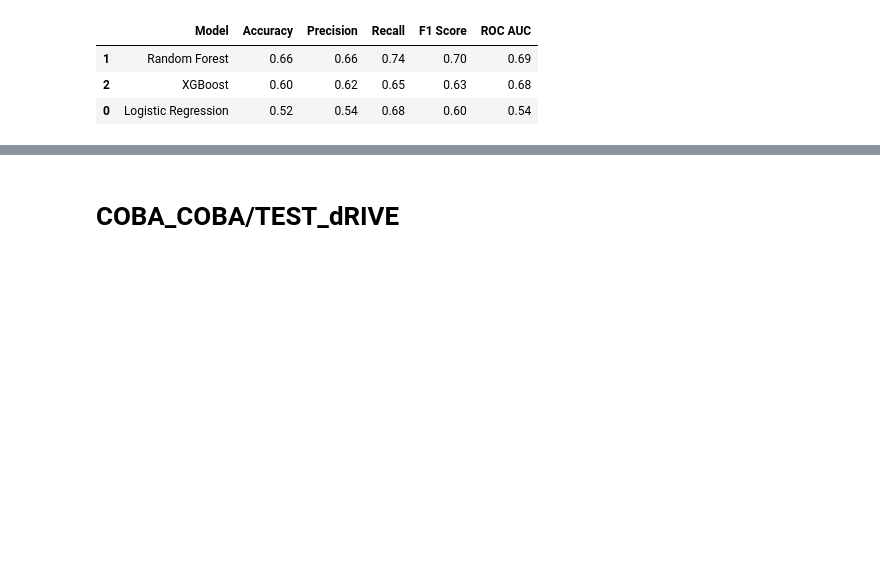
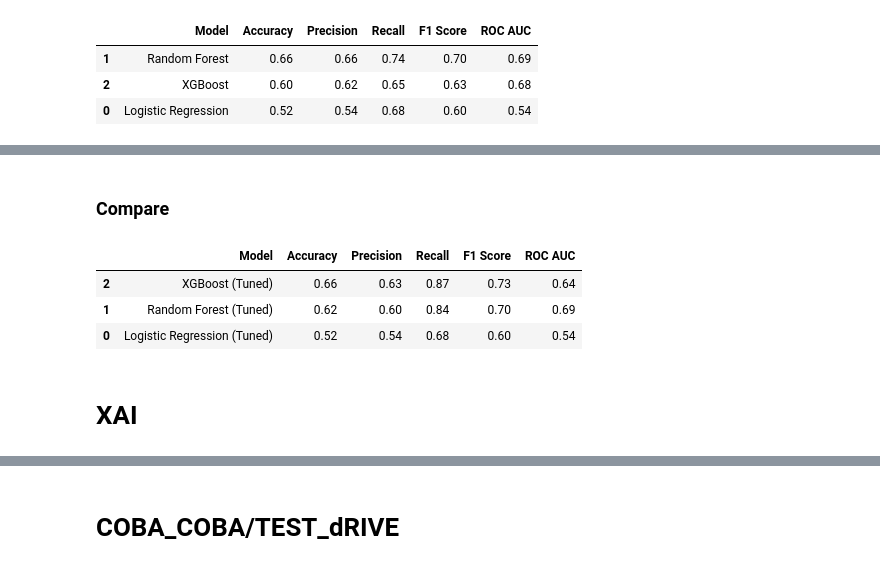
Before and after one commit to raqiwardhana/rakamin02, a Jupyter notebook: Retention_Predict/retention.ipynb, the cells around one changed output, grey strips where cells are left out. Drawn from its saved outputs; the diff is of its cells as text; code cells hidden in the pictures; blank space fills up the shorter version.

```diff
--- a/Retention_Predict/retention.ipynb
+++ b/Retention_Predict/retention.ipynb
@@ -1213,0 +1404,14 @@ results
+# %%
+best_lr = lr_grid.best_estimator_
+
+pred_lr = best_lr.predict(X_test_scaled)
+
+prob_lr = best_lr.predict_proba(X_test_scaled)[:,1]
+
+print(classification_report(y_test, pred_lr))
+
+print("Accuracy :", accuracy_score(y_test, pred_lr))
+print("Precision:", precision_score(y_test, pred_lr))
+print("Recall   :", recall_score(y_test, pred_lr))
+print("F1 Score :", f1_score(y_test, pred_lr))
+print("ROC AUC  :", roc_auc_score(y_test, prob_lr))
@@ -1213,0 +1433,49 @@ results
+# %% [markdown]
+### Compare
+# %%
+results_tuned = pd.DataFrame({
+    "Model": [
+        "Logistic Regression (Tuned)",
+        "Random Forest (Tuned)",
+        "XGBoost (Tuned)"
+    ],
+    "Accuracy": [
+        accuracy_score(y_test, pred_lr),
+        accuracy_score(y_test, pred_rf),
+        accuracy_score(y_test, pred_xgb)
+    ],
+    "Precision": [
+        precision_score(y_test, pred_lr),
+        precision_score(y_test, pred_rf),
+        precision_score(y_test, pred_xgb)
+    ],
+    "Recall": [
+        recall_score(y_test, pred_lr),
+        recall_score(y_test, pred_rf),
+        recall_score(y_test, pred_xgb)
+    ],
+    "F1 Score": [
+        f1_score(y_test, pred_lr),
+        f1_score(y_test, pred_rf),
+        f1_score(y_test, pred_xgb)
+    ],
+    "ROC AUC": [
+        roc_auc_score(y_test, prob_lr),
+        roc_auc_score(y_test, prob_rf),
+        roc_auc_score(y_test, prob_xgb)
+    ]
+})
+
+results_tuned = results_tuned.sort_values(
+    by="F1 Score",
+    ascending=False
+).round(2)
+
+results_tuned
+# %% [output]
+|  | Model | Accuracy | Precision | Recall | F1 Score | ROC AUC |
+| 2 | XGBoost (Tuned) | 0.66 | 0.63 | 0.87 | 0.73 | 0.64 |
+| 1 | Random Forest (Tuned) | 0.62 | 0.60 | 0.84 | 0.70 | 0.69 |
+| 0 | Logistic Regression (Tuned) | 0.52 | 0.54 | 0.68 | 0.60 | 0.54 |
+# %% [markdown]
+# XAI
```
Also changed, not shown: parts of 23 cells of this notebook.
